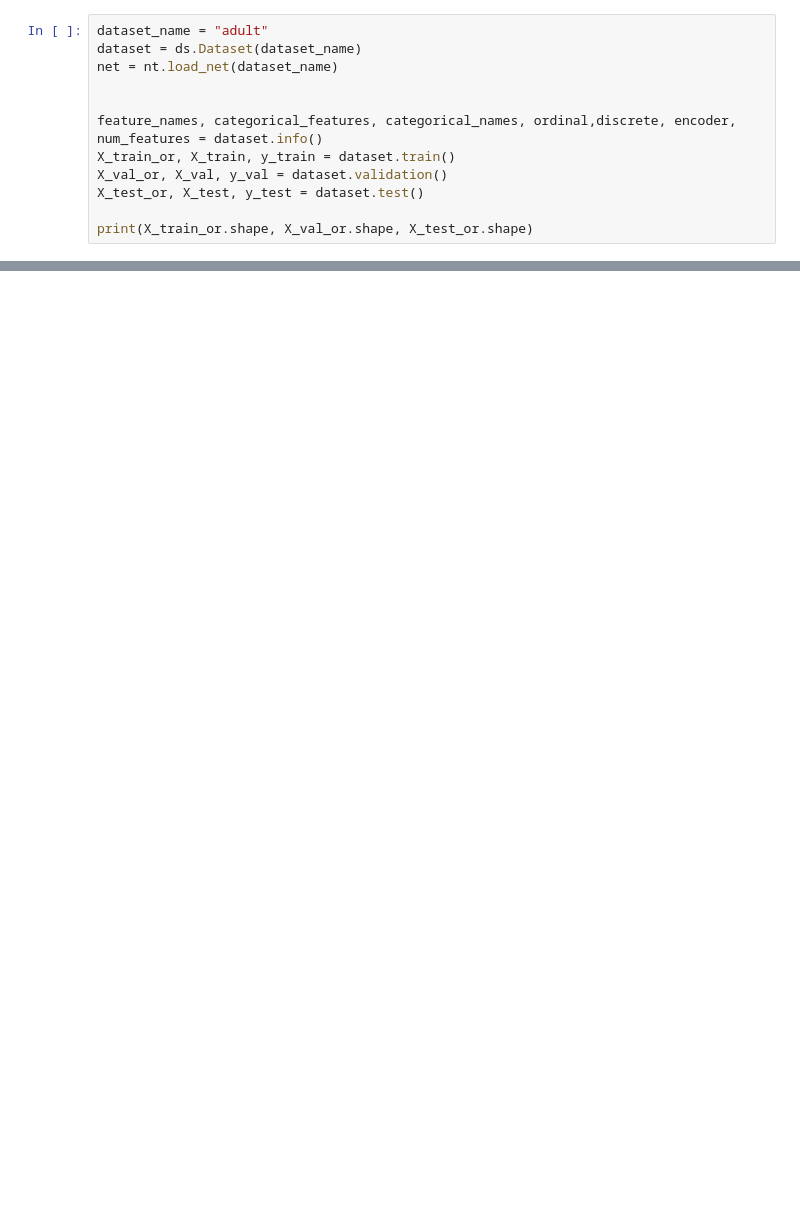
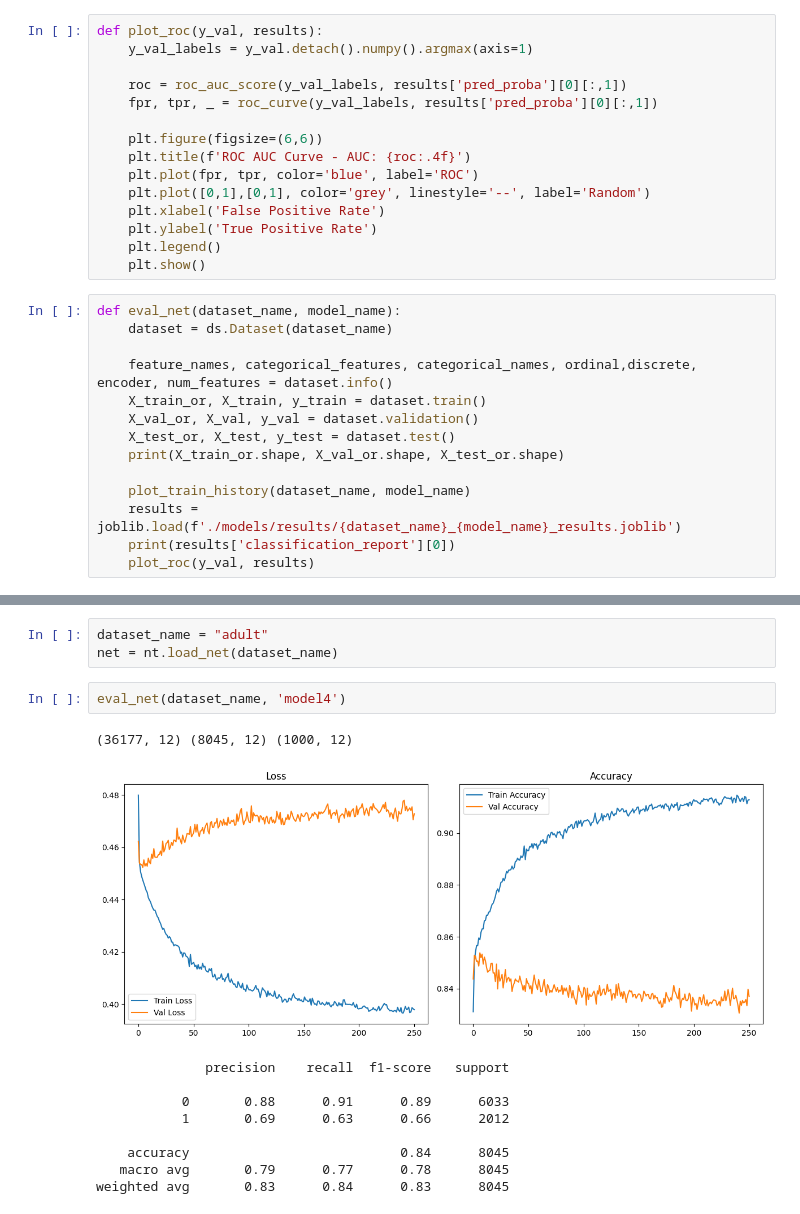
Before and after one commit to MatteoVicenzino/XAI_robustness_analysis, a Jupyter notebook: tuning_new_model.ipynb, the cells around one changed output, grey strips where cells are left out. Drawn from its saved outputs; the diff is of its cells as text; blank space fills up the shorter version.

Commit message:
added way to track roc and other accuracy metrics on trained models. added RegularizedNN for adult with dropout and batch normalization

```diff
--- a/tuning_new_model.ipynb
+++ b/tuning_new_model.ipynb
@@ -15,12 +34,29 @@ import torch
+# %%
+def plot_roc(y_val, results):
+    y_val_labels = y_val.detach().numpy().argmax(axis=1)
+
+    roc = roc_auc_score(y_val_labels, results['pred_proba'][0][:,1])
+    fpr, tpr, _ = roc_curve(y_val_labels, results['pred_proba'][0][:,1])
+
+    plt.figure(figsize=(6,6))
+    plt.title(f'ROC AUC Curve - AUC: {roc:.4f}')
+    plt.plot(fpr, tpr, color='blue', label='ROC')
+    plt.plot([0,1],[0,1], color='grey', linestyle='--', label='Random')
+    plt.xlabel('False Positive Rate')
+    plt.ylabel('True Positive Rate')
+    plt.legend()
+    plt.show()
 # %%
-dataset_name = "adult"
-dataset = ds.Dataset(dataset_name)
-net = nt.load_net(dataset_name)
+def eval_net(dataset_name, model_name):
+    dataset = ds.Dataset(dataset_name)
 
+    feature_names, categorical_features, categorical_names, ordinal,discrete, encoder, num_features = dataset.info()
+    X_train_or, X_train, y_train = dataset.train()
+    X_val_or, X_val, y_val = dataset.validation()
+    X_test_or, X_test, y_test = dataset.test()
+    print(X_train_or.shape, X_val_or.shape, X_test_or.shape)
 
-feature_names, categorical_features, categorical_names, ordinal,discrete, encoder, num_features = dataset.info()
-X_train_or, X_train, y_train = dataset.train()
-X_val_or, X_val, y_val = dataset.validation()
-X_test_or, X_test, y_test = dataset.test()
-
-print(X_train_or.shape, X_val_or.shape, X_test_or.shape)
+    plot_train_history(dataset_name, model_name)
+    results = joblib.load(f'./models/results/{dataset_name}_{model_name}_results.joblib')
+    print(results['classification_report'][0])
+    plot_roc(y_val, results)
@@ -28,0 +65,16 @@ print(X_train_or.shape, X_val_or.shape, X_test_or.shape)
+# %%
+dataset_name = "adult"
+net = nt.load_net(dataset_name)
+# %%
+eval_net(dataset_name, 'model4')
+# %% [output]
+(36177, 12) (8045, 12) (1000, 12)
+[figure, added]
+              precision    recall  f1-score   support
+
+           0       0.88      0.91      0.89      6033
+           1       0.69      0.63      0.66      2012
+
+    accuracy                           0.84      8045
+   macro avg       0.79      0.77      0.78      8045
+weighted avg       0.83      0.84      0.83      8045
```
Also changed, not shown: parts of 10 cells of this notebook, 9 other files.
